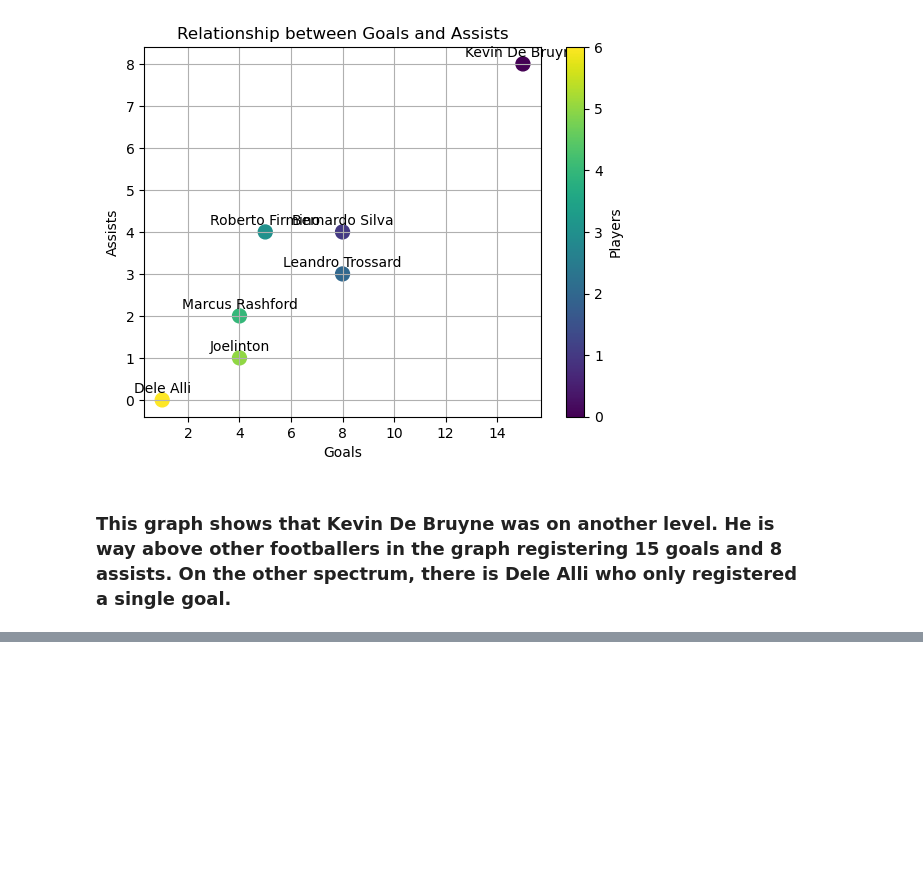
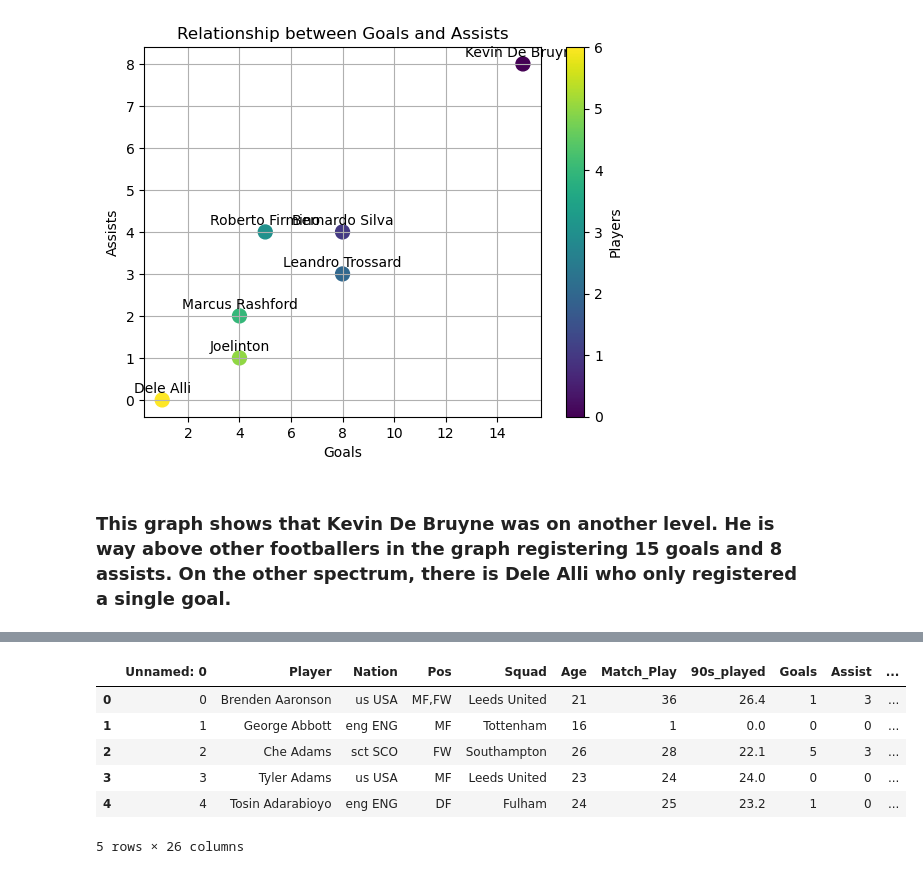
Before and after one commit to aasnayem/Soccer, a Jupyter notebook: SoccerData.ipynb, the cells around one changed output, grey strips where cells are left out. Cells and saved outputs as stored; diff of their text form; code cells hidden in the pictures; blank space fills up the shorter version.

```diff
--- a/SoccerData.ipynb
+++ b/SoccerData.ipynb
@@ -205,0 +271,13 @@ plt.show()
+# %%
+# Load the Dataset for the actual stats in the 2022/23 season
+df2 = pd.read_csv('/Users/aasnayemgazzalichowdhury/Downloads/Soccer/22_23_stats.csv')
+# %%
+df2.head()
+# %% [output]
+|  | Unnamed: 0 | Player | Nation | Pos | Squad | Age | Match_Play | 90s_played | Goals | Assist | ... |
+| 0 | 0 | Brenden Aaronson | us USA | MF,FW | Leeds United | 21 | 36 | 26.4 | 1 | 3 | ... |
+| 1 | 1 | George Abbott | eng ENG | MF | Tottenham | 16 | 1 | 0.0 | 0 | 0 | ... |
+| 2 | 2 | Che Adams | sct SCO | FW | Southampton | 26 | 28 | 22.1 | 5 | 3 | ... |
+| 3 | 3 | Tyler Adams | us USA | MF | Leeds United | 23 | 24 | 24.0 | 0 | 0 | ... |
+| 4 | 4 | Tosin Adarabioyo | eng ENG | DF | Fulham | 24 | 25 | 23.2 | 1 | 0 | ... |
+5 rows × 26 columns
```
Also changed, not shown: parts of 12 cells of this notebook, 1 other file.
